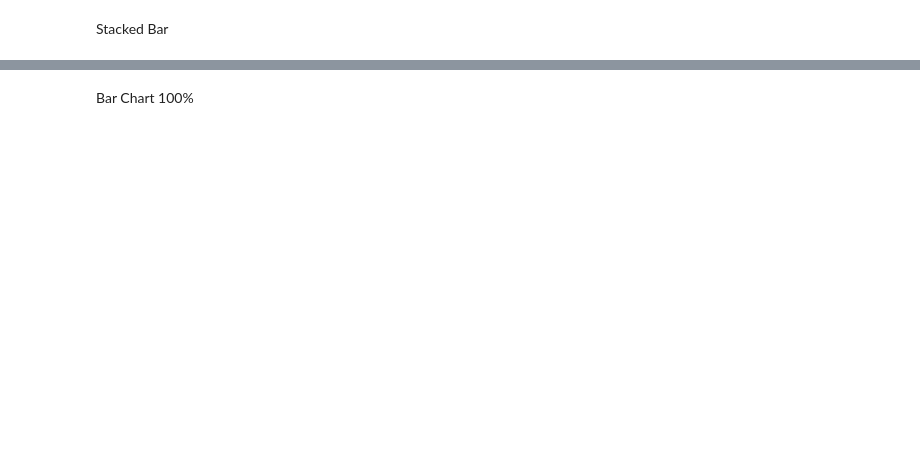
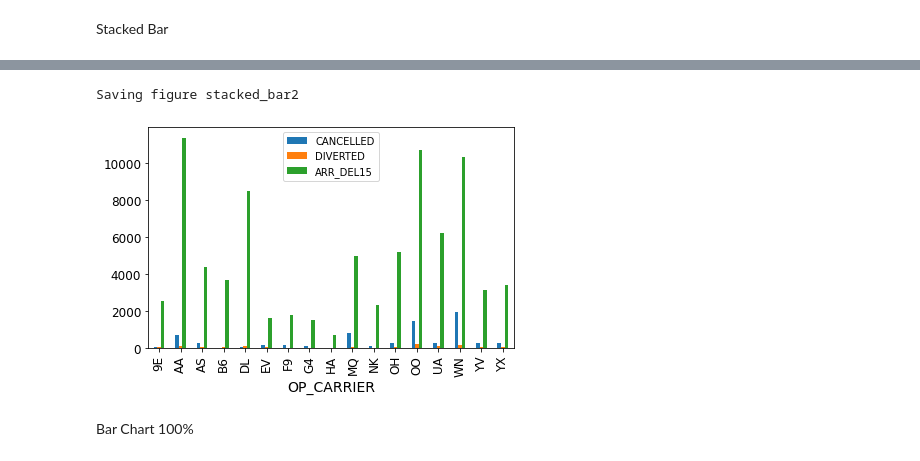
Before and after one commit to Signe93/ds_bd, a Jupyter notebook: project/02_DataUnderstanding.ipynb, the cells around one changed output, grey strips where cells are left out. Drawn from its saved outputs; the diff is of its cells as text; code cells hidden in the pictures; blank space fills up the shorter version.

Commit message:
Changes Data Visualization

```diff
--- a/project/02_DataUnderstanding.ipynb
+++ b/project/02_DataUnderstanding.ipynb
@@ -89,3 +132,0 @@ pysparkDF.summary().show()
-# %%
-import panda as pd
-pysparkDF =pysparkDF.toPandas()
@@ -153,0 +229,2 @@ print(pysparkDF['ARR_DEL15'].value_counts())
+# %%
+pandasDF =pysparkDF.toPandas()
@@ -191,10 +301,11 @@ plt.show()
 # %%
-%matplotlib inline
-import matplotlib.pyplot as plt
-pysparkDF.toPandas().groupby(by="OP_CARRIER")[['OP_CARRIER','CANCELLED', "DIVERTED",'ARR_DEL15']].sum().plot.bar()
+pandasDF.groupby(by="OP_CARRIER")[['OP_CARRIER','CANCELLED', "DIVERTED",'ARR_DEL15']].sum().plot.bar()
 
 save_fig("stacked_bar2")
 plt.show()
+# %% [output]
+Saving figure stacked_bar2
+[figure, added]
 # %% [markdown]
 Bar Chart 100%
 # %%
```
Also changed, not shown: parts of 35 cells of this notebook, 5 other files.
